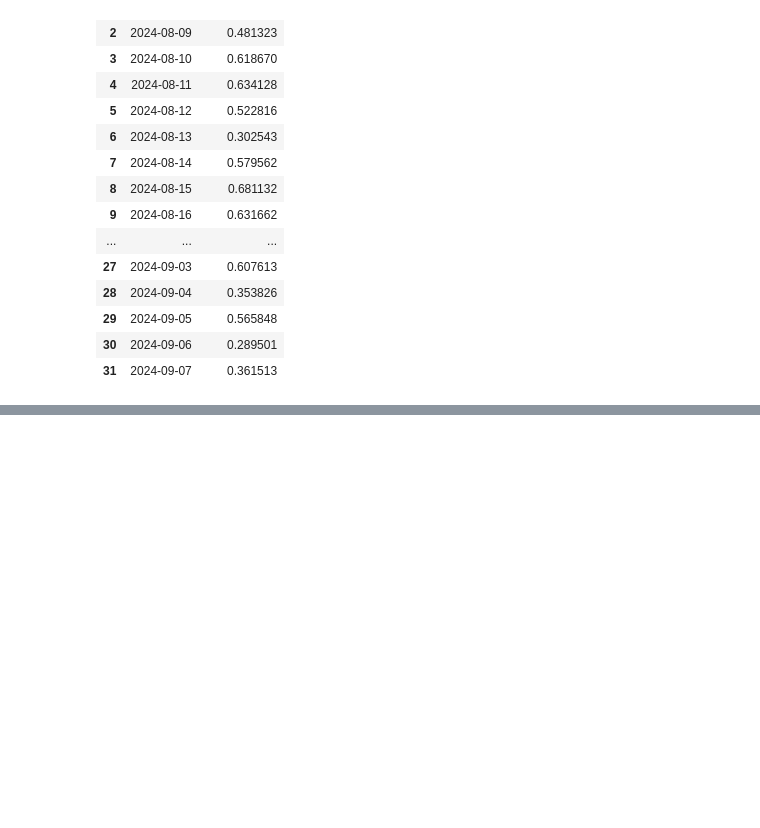
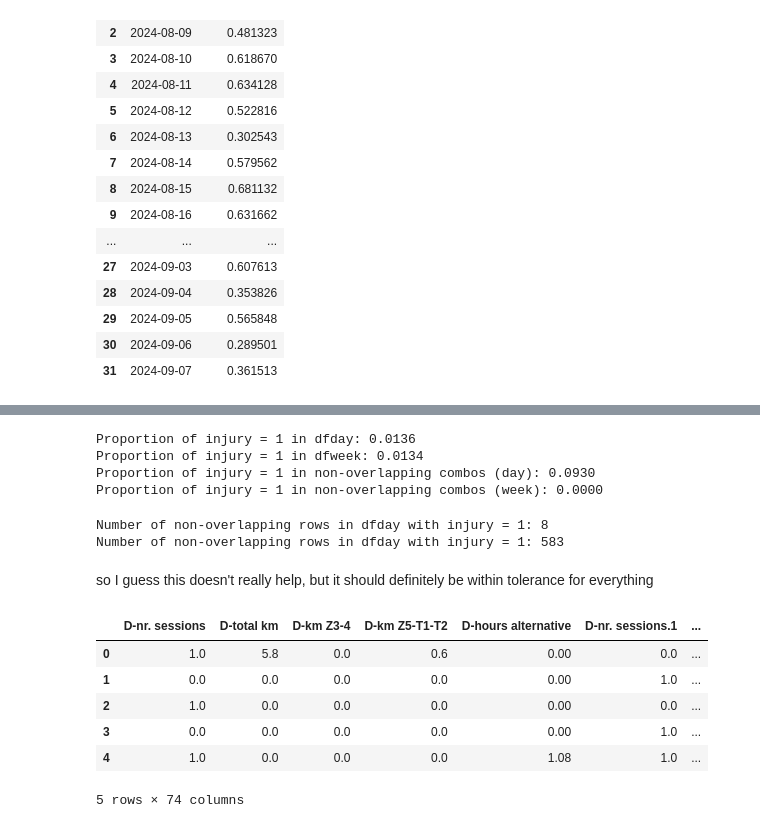
Before and after one commit to milooranm/RunningVolume_Injury, a Jupyter notebook: notebooks/Early look at data.ipynb, the cells around one changed output, grey strips where cells are left out. Drawn from its saved outputs; the diff is of its cells as text; code cells hidden in the pictures; blank space fills up the shorter version.

```diff
--- a/notebooks/Early look at data.ipynb
+++ b/notebooks/Early look at data.ipynb
@@ -744,0 +903,49 @@ dfday_user[['Date','probabilities']].head(32)
+# %%
+# Filter the non-overlapping rows
+non_overlap_day = dfday[dfday[['Athlete ID', 'Date']].apply(tuple, axis=1).isin(combos_in_day_not_week)]
+non_overlap_week = dfweek[dfweek[['Athlete ID', 'Date']].apply(tuple, axis=1).isin(combos_in_week_not_day)]
+
+# Calculate proportions of injury = 1
+day_injury_proportion = dfday['injury'].mean()
+week_injury_proportion = dfweek['injury'].mean()
+non_overlap_day_injury_proportion = non_overlap_day['injury'].mean()
+non_overlap_week_injury_proportion = non_overlap_week['injury'].mean()
+
+# Print results
+print(f"Proportion of injury = 1 in dfday: {day_injury_proportion:.4f}")
+print(f"Proportion of injury = 1 in dfweek: {week_injury_proportion:.4f}")
+print(f"Proportion of injury = 1 in non-overlapping combos (day): {non_overlap_day_injury_proportion:.4f}")
+print(f"Proportion of injury = 1 in non-overlapping combos (week): {non_overlap_week_injury_proportion:.4f}")
+# %% [output]
+Proportion of injury = 1 in dfday: 0.0136
+Proportion of injury = 1 in dfweek: 0.0134
+Proportion of injury = 1 in non-overlapping combos (day): 0.0930
+Proportion of injury = 1 in non-overlapping combos (week): 0.0000
+# %%
+#number of non_overlap_day rows with injury = 1
+print(f"Number of non-overlapping rows in dfday with injury = 1: {non_overlap_day[non_overlap_day['injury'] == 1].shape[0]}")
+# number of rows in dfday with injury = 1
+print(f"Number of non-overlapping rows in dfday with injury = 1: {dfday[dfday['injury'] == 1].shape[0]}")
+# %% [output]
+Number of non-overlapping rows in dfday with injury = 1: 8
+Number of non-overlapping rows in dfday with injury = 1: 583
+# %% [markdown]
+so I guess this doesn't really help, but it should definitely be within tolerance for everything
+# %%
+# Add prefixes to columns in dfday and dfweek, excluding the joining columns
+dfday_prefixed = dfday.rename(columns=lambda col: f"D-{col}" if col not in ['Athlete ID', 'Date', 'injury'] else col)
+dfweek_prefixed = dfweek.rename(columns=lambda col: f"W-{col}" if col not in ['Athlete ID', 'Date', 'injury'] else col)
+
+# Perform an inner join on Athlete ID, Date, and injury
+merged_df = pd.merge(dfday_prefixed, dfweek_prefixed, on=['Athlete ID', 'Date', 'injury'], how='inner')
+
+# Display the merged dataset
+merged_df.head()
+# %% [output]
+|  | D-nr. sessions | D-total km | D-km Z3-4 | D-km Z5-T1-T2 | D-hours alternative | D-nr. sessions.1 | ... |
+| 0 | 1.0 | 5.8 | 0.0 | 0.6 | 0.00 | 0.0 | ... |
+| 1 | 0.0 | 0.0 | 0.0 | 0.0 | 0.00 | 1.0 | ... |
+| 2 | 1.0 | 0.0 | 0.0 | 0.0 | 0.00 | 0.0 | ... |
+| 3 | 0.0 | 0.0 | 0.0 | 0.0 | 0.00 | 1.0 | ... |
+| 4 | 1.0 | 0.0 | 0.0 | 0.0 | 1.08 | 1.0 | ... |
+5 rows × 74 columns
```
Also changed, not shown: parts of 14 cells of this notebook.
